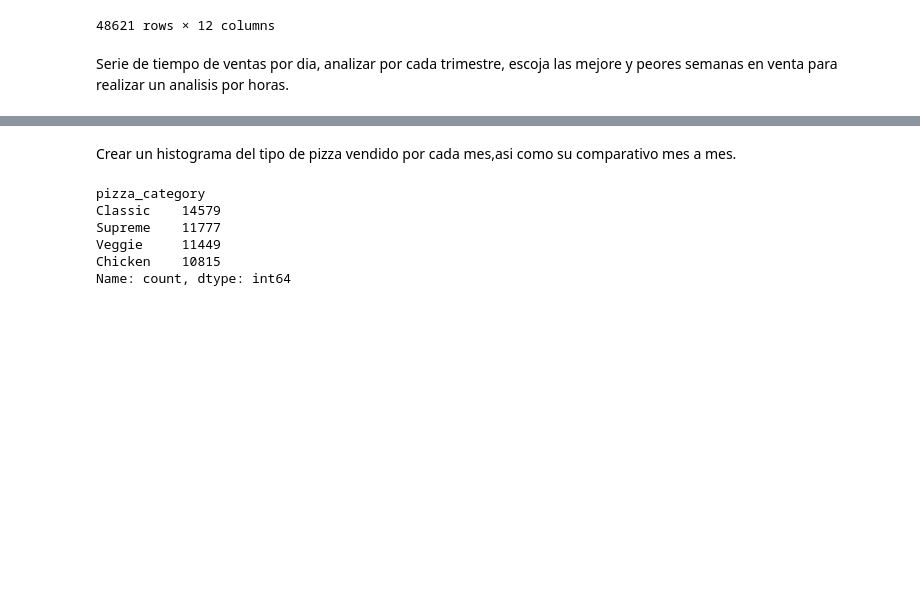
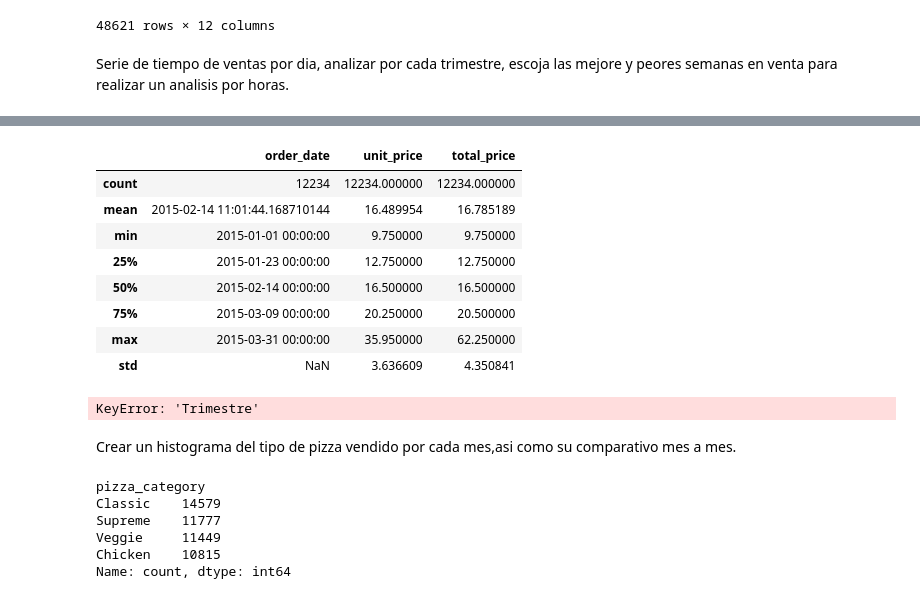
Before and after one commit to James25Frank21/roboticataller1, a Jupyter notebook: DataAnalysis.ipynb, the cells around one changed output, grey strips where cells are left out. Cells and saved outputs as stored; diff of their text form; code cells hidden in the pictures; blank space fills up the shorter version.

```diff
--- a/DataAnalysis.ipynb
+++ b/DataAnalysis.ipynb
@@ -123,5 +146,39 @@ data01 = data_pizza[['order_date', 'order_time', 'unit_price', 'total_price']]
 # %%
 trimestre_01 = data01.query('order_date.dt.quarter == 1')
+trimestre_01.describe()
+# %% [output]
+|  | order_date | unit_price | total_price |
+| count | 12234 | 12234.000000 | 12234.000000 |
+| mean | 2015-02-14 11:01:44.168710144 | 16.489954 | 16.785189 |
+| min | 2015-01-01 00:00:00 | 9.750000 | 9.750000 |
+| 25% | 2015-01-23 00:00:00 | 12.750000 | 12.750000 |
+| 50% | 2015-02-14 00:00:00 | 16.500000 | 16.500000 |
+| 75% | 2015-03-09 00:00:00 | 20.250000 | 20.500000 |
+| max | 2015-03-31 00:00:00 | 35.950000 | 62.250000 |
+| std | NaN | 3.636609 | 4.350841 |
+# %%
+#from matplotlib.dates import MonthLocator, DateFormatter
+
+ventas_por_trimestre = data01['order_date'].dt.to_period('Q')
+ventas_por_trimestre = data01.groupby('Trimestre')['total_price'].sum()
+
+ventas_por_trimestre.index = ventas_por_trimestre.index.to_timestamp()
+plt.figure(figsize=(12, 8))
+plt.plot(ventas_por_trimestre.index, ventas_por_trimestre.values, marker = 'o' )
+plt.xticks(rotation =45)
+plt.title('Ventas Trimestrales de pizza')
+plt.xlabel('Fecha')
+plt.ylabel('Ventas')
+
+plt.xticks(ventas_por_trimestre.index, [fecha.strftime('%b %Y') for fecha in ventas_por_trimestre.index], rotation=45)
+
+
+plt.grid(True)
+
+
+plt.show()
+# %% [output]
+KeyError: 'Trimestre'
 # %% [markdown]
 Crear un histograma del tipo de pizza vendido por cada mes,asi como su comparativo mes a mes.
 # %%
```
Also changed, not shown: parts of 4 cells of this notebook.
